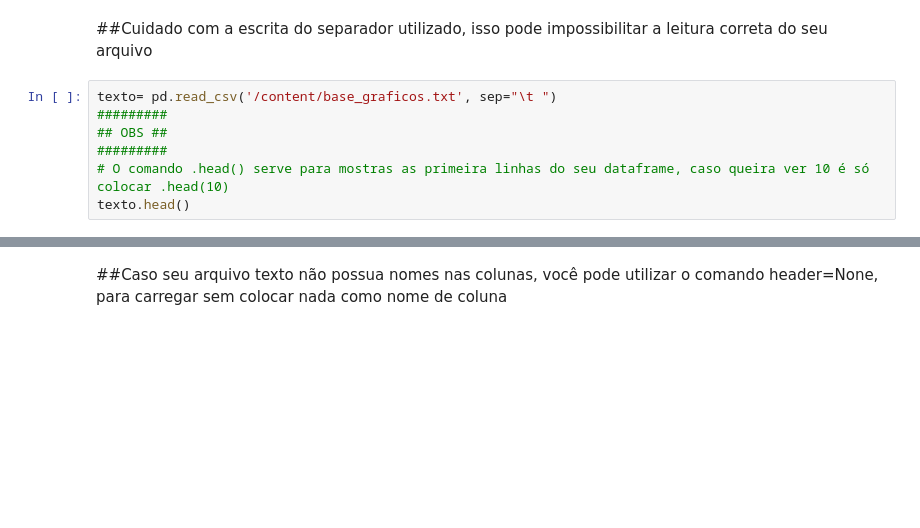
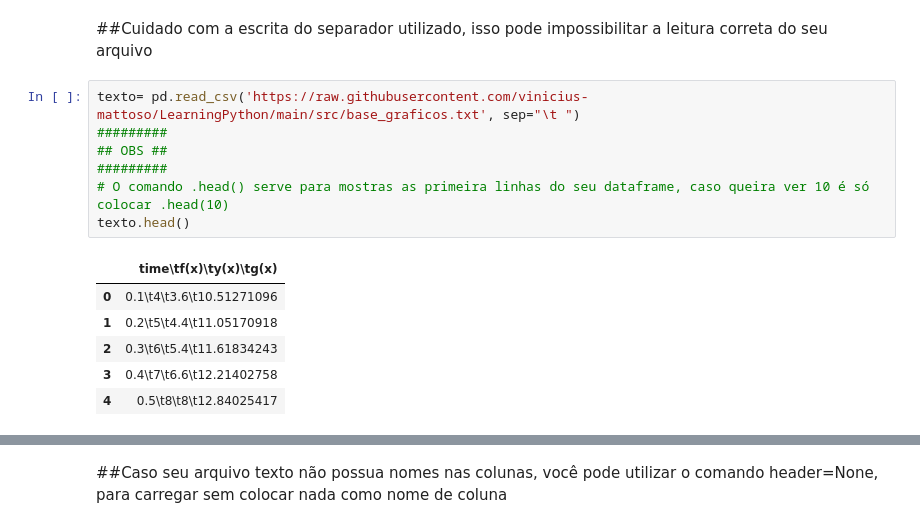
Before and after one commit to vinicius-mattoso/LearningPython, a Jupyter notebook: Tutorial_Leitura_de_arquivo_e_grafico.ipynb, the cells around one changed output, grey strips where cells are left out. Drawn from its saved outputs; the diff is of its cells as text; blank space fills up the shorter version.

```diff
--- a/Tutorial_Leitura_de_arquivo_e_grafico.ipynb
+++ b/Tutorial_Leitura_de_arquivo_e_grafico.ipynb
@@ -11,10 +11,17 @@ import matplotlib.pyplot as plt
 # %% [markdown]
 ##Cuidado com a escrita do separador utilizado, isso pode impossibilitar a leitura correta do seu arquivo
 # %%
-texto= pd.read_csv('/content/base_graficos.txt', sep="\t ")
+texto= pd.read_csv('https://raw.githubusercontent.com/vinicius-mattoso/LearningPython/main/src/base_graficos.txt', sep="\t ")
 #########
 ## OBS ##
 #########
 # O comando .head() serve para mostras as primeira linhas do seu dataframe, caso queira ver 10 é só colocar .head(10)
 texto.head()
+# %% [output]
+|  | time\tf(x)\ty(x)\tg(x) |
+| 0 | 0.1\t4\t3.6\t10.51271096 |
+| 1 | 0.2\t5\t4.4\t11.05170918 |
+| 2 | 0.3\t6\t5.4\t11.61834243 |
+| 3 | 0.4\t7\t6.6\t12.21402758 |
+| 4 | 0.5\t8\t8\t12.84025417 |
 # %%
```
Also changed, not shown: parts of 8 cells of this notebook.
